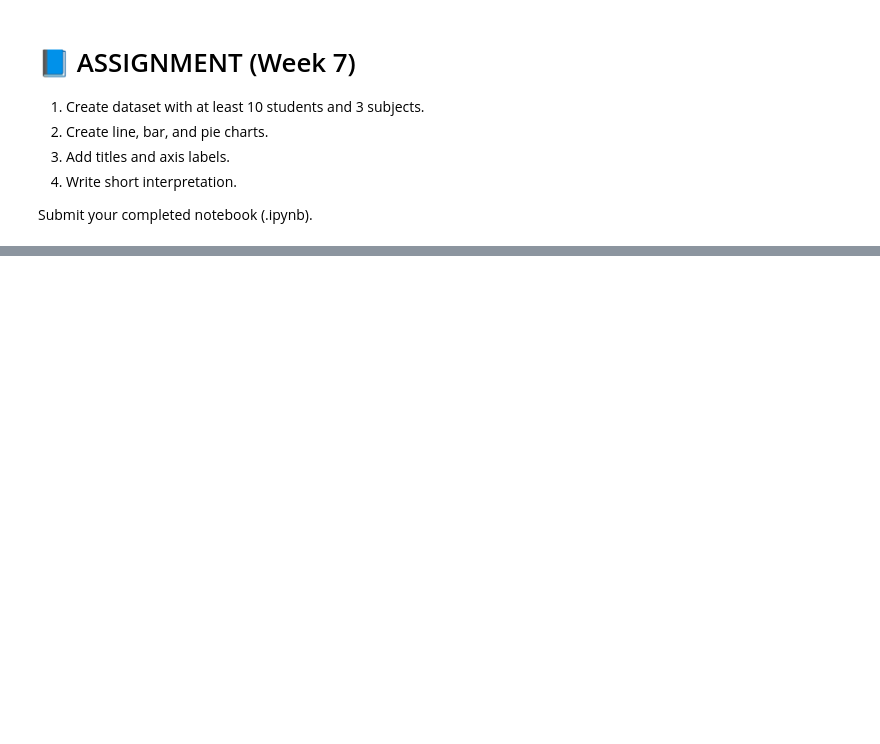
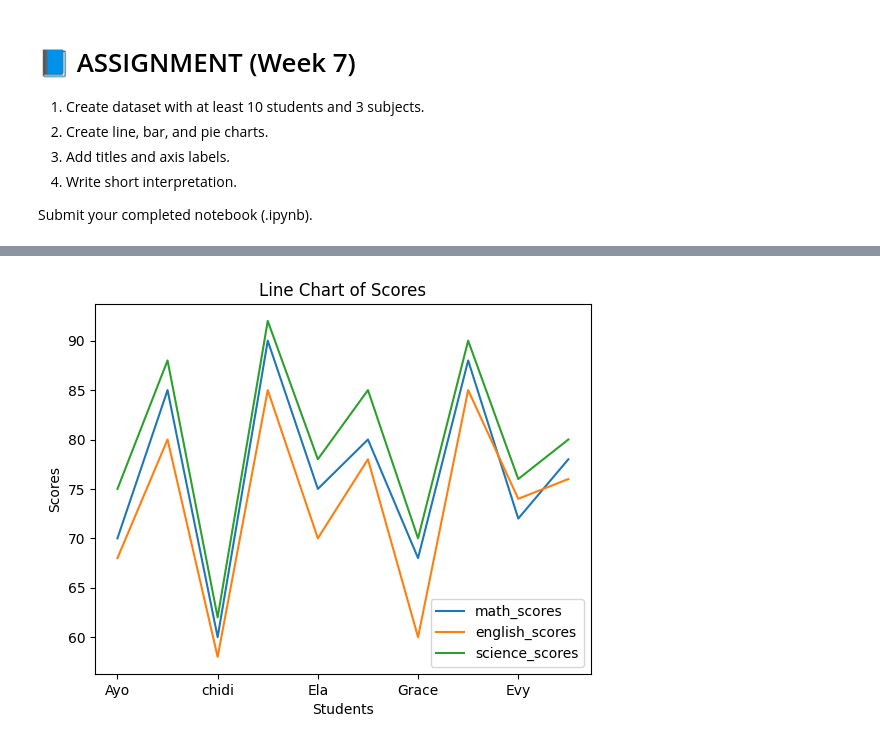
Before and after one commit to yenlensarnaan/DTS-103, a Jupyter notebook: WEEK_7_Basic_Charts.ipynb, the cells around one changed output, grey strips where cells are left out. Cells and saved outputs as stored; diff of their text form; code cells hidden in the pictures; blank space fills up the shorter version.

```diff
--- a/WEEK_7_Basic_Charts.ipynb
+++ b/WEEK_7_Basic_Charts.ipynb
@@ -21,2 +39,10 @@ economics_scores = [60, 70, 80, 90, 50, 45, 77, 81, 49, 69]
+# %%
+df.set_index("students").plot(kind="line")
+plt.title("Line Chart of Scores")
+plt.xlabel("Students")
+plt.ylabel("Scores")
+plt.show()
+# %% [output]
+[figure, added]
 # %%
 
```
Also changed, not shown: parts of 7 cells of this notebook.
